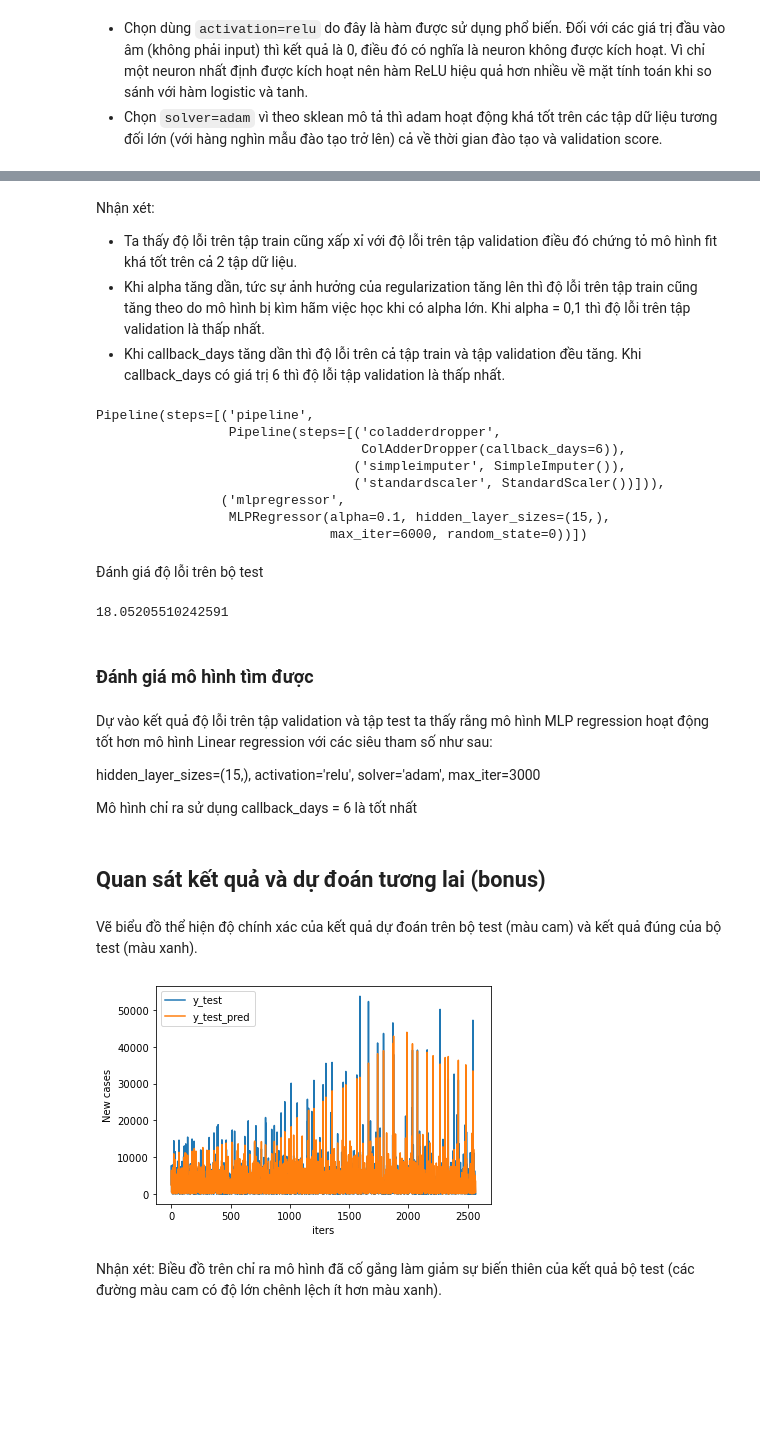
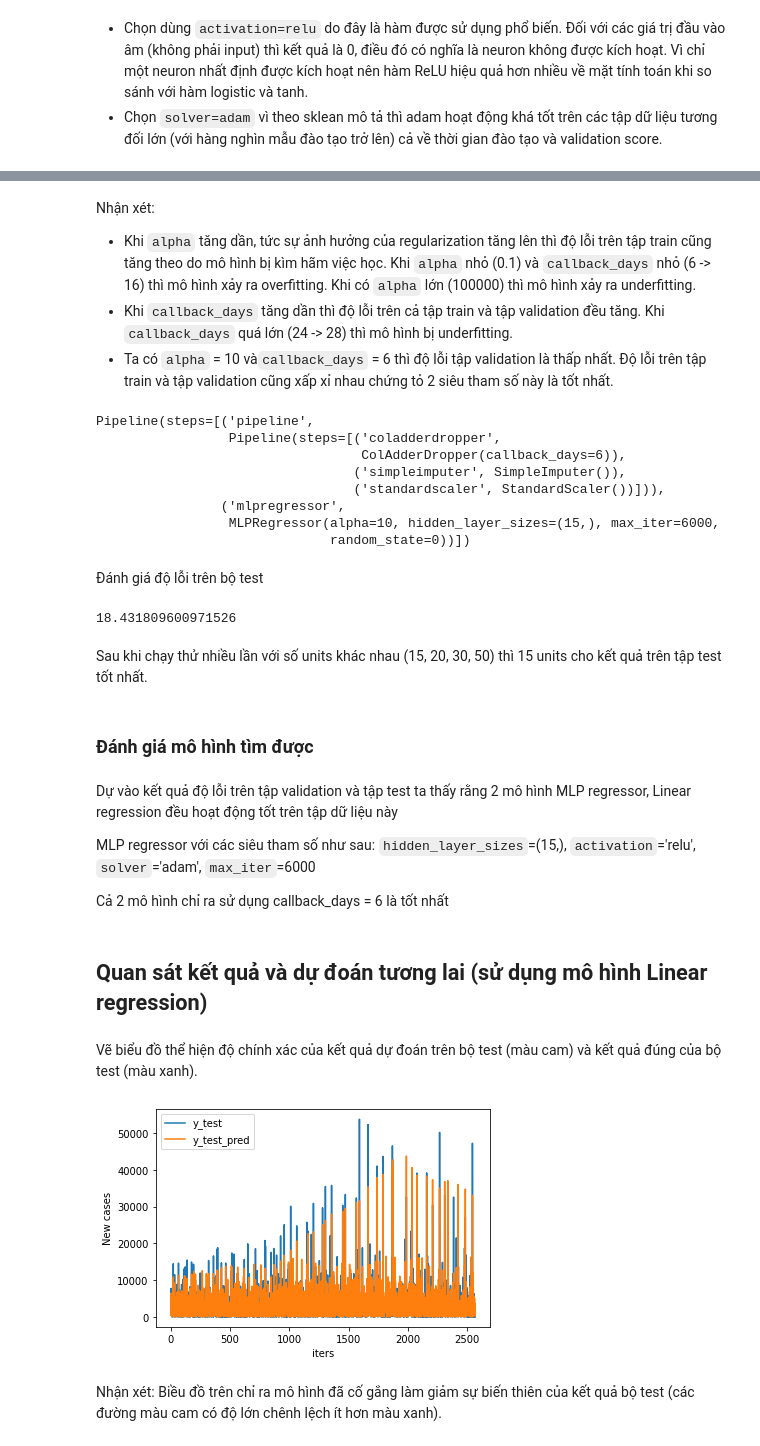
Before and after one commit to caotatcuong/Predict_Covid19, a Jupyter notebook: ProjectFinal.ipynb, the cells around one changed output, grey strips where cells are left out. Saved outputs shown, nothing was run; the diff lists cells and outputs as text; code cells hidden in the pictures; blank space fills up the shorter version.

```diff
--- a/ProjectFinal.ipynb
+++ b/ProjectFinal.ipynb
@@ -495,30 +514,30 @@ preprocess_pipeline =  make_pipeline(ColAdderDropper(), SimpleImputer(strategy='
 # %% [markdown]
 #### Thử nhiệm 1: Mô hình Linear regression
 # %%
- pipe_line = make_pipeline(preprocess_pipeline,
+ pipe_line_linear = make_pipeline(preprocess_pipeline,
             LinearRegression())
 # %%
 # Thử nghiệm với các giá trị khác nhau của siêu tham số callback_days
 # và chọn ra các giá trị tốt nhất
-train_errs = []
-val_errs = []
+train_errs_linear = []
+val_errs_linear = []
 callback_days_s = [6, 8, 12, 16, 20, 24, 28]
-best_val_err = float('inf'); best_callback_days = None
+best_val_err_linear = float('inf'); best_callback_days_linear = None
 for callback_days in callback_days_s:
     print(f"callback_days={callback_days}...", end="\t")
-    pipe_line.set_params(pipeline__coladderdropper__callback_days=callback_days)
+    pipe_line_linear.set_params(pipeline__coladderdropper__callback_days=callback_days)
 
-    pipe_line.fit(train_X_df, train_y_sr)
+    pipe_line_linear.fit(train_X_df, train_y_sr)
 
-    train_err = (1 - r2_score(train_y_sr, pipe_line.predict(train_X_df))) * 100
-    val_err = (1 - r2_score(val_y_sr, pipe_line.predict(val_X_df))) * 100
+    train_err = (1 - r2_score(train_y_sr, pipe_line_linear.predict(train_X_df))) * 100
+    val_err = (1 - r2_score(val_y_sr, pipe_line_linear.predict(val_X_df))) * 100
 
-    train_errs.append(train_err)
-    val_errs.append(val_err)
+    train_errs_linear.append(train_err)
+    val_errs_linear.append(val_err)
 
-    if val_err < best_val_err:
-        best_val_err = val_err
-        best_callback_days = callback_days
+    if val_err < best_val_err_linear:
+        best_val_err_linear = val_err
+        best_callback_days_linear = callback_days
 
     print(f"train_err: {train_err}\t val_err: {val_err}")
 'Finish!'
@@ -558,7 +576,7 @@ Ta thấy độ lỗi trên tập train cũng xấp xỉ với độ lỗi trên
 # %%
-pipe_line.set_params(pipeline__coladderdropper__callback_days=best_callback_days)
+pipe_line_linear.set_params(pipeline__coladderdropper__callback_days=best_callback_days_linear)
 
-pipe_line.fit(pd.concat([train_X_df, val_X_df]), pd.concat([train_y_sr, val_y_sr]))
+pipe_line_linear.fit(pd.concat([train_X_df, val_X_df]), pd.concat([train_y_sr, val_y_sr]))
 # %% [output]
 Pipeline(steps=[('pipeline',
                  Pipeline(steps=[('coladderdropper',
@@ -657,13 +675,12 @@ plt.title('validation errors'); plt.xlabel('callback_days'); plt.ylabel('alpha')
 # %% [markdown]
 Nhận xét:
-+ Ta thấy độ lỗi trên tập train cũng xấp xỉ với độ lỗi trên tập validation điều đó chứng tỏ mô hình fit khá tốt trên cả 2 tập dữ liệu.
-+ Khi alpha tăng dần, tức sự ảnh hưởng của regularization tăng lên thì độ lỗi trên tập train cũng tăng theo do mô hình bị kìm hãm việc học khi có alpha lớn. Khi alpha = 0,1 thì độ lỗi trên tập validation là thấp nhất.
-+ Khi callback_days tăng dần thì độ lỗi trên cả tập train và tập validation đều tăng. Khi callback_days có giá trị 6 thì độ lỗi tập validation là thấp nhất.
++ Khi `alpha` tăng dần, tức sự ảnh hưởng của regularization tăng lên thì độ lỗi trên tập train cũng tăng theo do mô hình bị kìm hãm việc học. Khi `alpha` nhỏ (0.1) và `callback_days` nhỏ (6 -> 16) thì mô hình xảy ra overfitting. Khi có `alpha` lớn (100000) thì mô hình xảy ra underfitting.
++ Khi `callback_days` tăng dần thì độ lỗi trên cả tập train và tập validation đều tăng. Khi `callback_days` quá lớn (24 -> 28)  thì mô hình bị underfitting.
++ Ta có `alpha` = 10 và`callback_days` = 6 thì độ lỗi tập validation là thấp nhất. Độ lỗi trên tập train và tập validation cũng xấp xỉ nhau chứng tỏ 2 siêu tham số này là tốt nhất.
 # %%
-pipe_line1.set_params(pipeline__coladderdropper__callback_days=best_callback_days1, mlpregressor__alpha=best_alpha)
-#pipe_line1.set_params(pipeline__coladderdropper__callback_days=10, mlpregressor__alpha=4)
+pipe_line_mlp.set_params(pipeline__coladderdropper__callback_days=best_callback_days_mlp, mlpregressor__alpha=best_alpha_mlp)
 
-pipe_line1.fit(pd.concat([train_X_df, val_X_df]), pd.concat([train_y_sr, val_y_sr]))
+pipe_line_mlp.fit(pd.concat([train_X_df, val_X_df]), pd.concat([train_y_sr, val_y_sr]))
 # %% [output]
 Pipeline(steps=[('pipeline',
                  Pipeline(steps=[('coladderdropper',
@@ -671,34 +688,36 @@ Pipeline(steps=[('pipeline',
                                  ('simpleimputer', SimpleImputer()),
                                  ('standardscaler', StandardScaler())])),
                 ('mlpregressor',
-                 MLPRegressor(alpha=0.1, hidden_layer_sizes=(15,),
-                              max_iter=6000, random_state=0))])
+                 MLPRegressor(alpha=10, hidden_layer_sizes=(15,), max_iter=6000,
+                              random_state=0))])
 # %% [markdown]
 Đánh giá độ lỗi trên bộ test
 # %%
-(1 - r2_score(test_y_sr, pipe_line1.predict(test_X_df))) * 100
+(1 - r2_score(test_y_sr, pipe_line_mlp.predict(test_X_df))) * 100
 # %% [output]
-18.05205510242591
+18.431809600971526
+# %% [markdown]
+Sau khi chạy thử nhiều lần với số units khác nhau (15, 20, 30, 50) thì 15 units cho kết quả trên tập test tốt nhất.
 # %% [markdown]
 ### Đánh giá mô hình tìm được
 # %% [markdown]
-Dự vào kết quả độ lỗi trên tập validation và tập test  ta thấy rằng mô hình MLP regression hoạt động tốt hơn mô hình Linear regression với các siêu tham số như sau:
+Dự vào kết quả độ lỗi trên tập validation và tập test  ta thấy rằng 2 mô hình MLP regressor, Linear regression đều hoạt động tốt trên tập dữ liệu này
 
-hidden_layer_sizes=(15,), activation='relu', solver='adam', max_iter=3000
+MLP regressor với các siêu tham số như sau: `hidden_layer_sizes`=(15,), `activation`='relu', `solver`='adam', `max_iter`=6000
 
-Mô hình chỉ ra sử dụng callback_days = 6 là tốt nhất
+Cả 2 mô hình chỉ ra sử dụng callback_days = 6 là tốt nhất
 # %% [markdown]
-## Quan sát kết quả và dự đoán tương lai (bonus)
+## Quan sát kết quả và dự đoán tương lai (sử dụng mô hình Linear regression)
 # %% [markdown]
 Vẽ biểu đồ thể hiện độ chính xác của kết quả dự đoán trên bộ test (màu cam) và kết quả đúng của bộ test (màu xanh).
 # %%
 plt.plot(test_y_sr.reset_index(drop=True))
-plt.plot(pipe_line1.predict(test_X_df))
+plt.plot(pipe_line_linear.predict(test_X_df))
 plt.legend(['y_test', 'y_test_pred'])
 plt.ylabel('New cases')
 plt.xlabel('iters');
 # %% [output]
-[figure, old version]
+[figure, new version]
 # %% [markdown]
 Nhận xét: Biều đồ trên chỉ ra mô hình đã cố gắng làm giảm sự biến thiên của kết quả bộ test (các đường màu cam có độ lớn chênh lệch ít hơn màu xanh).
 # %% [markdown]
```
Also changed, not shown: parts of 43 cells of this notebook, 5 other files.
